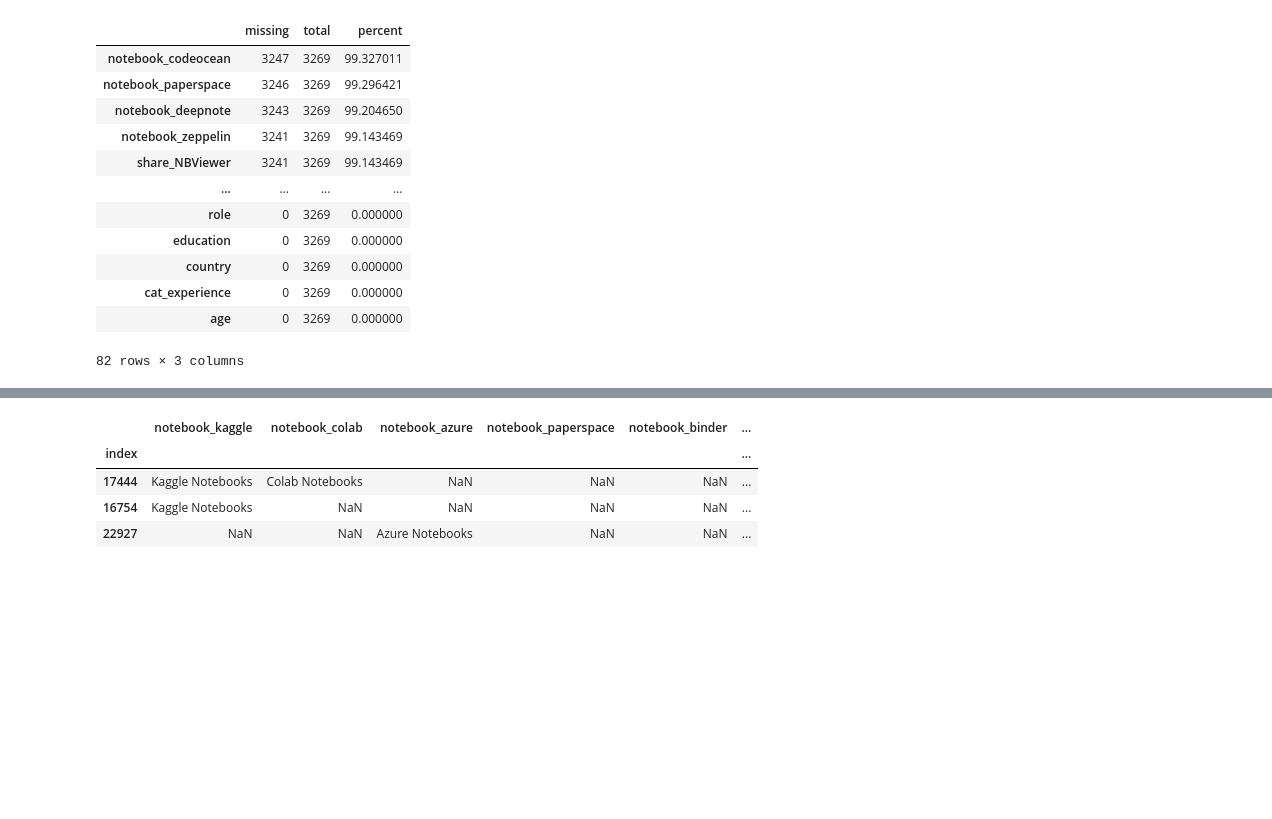
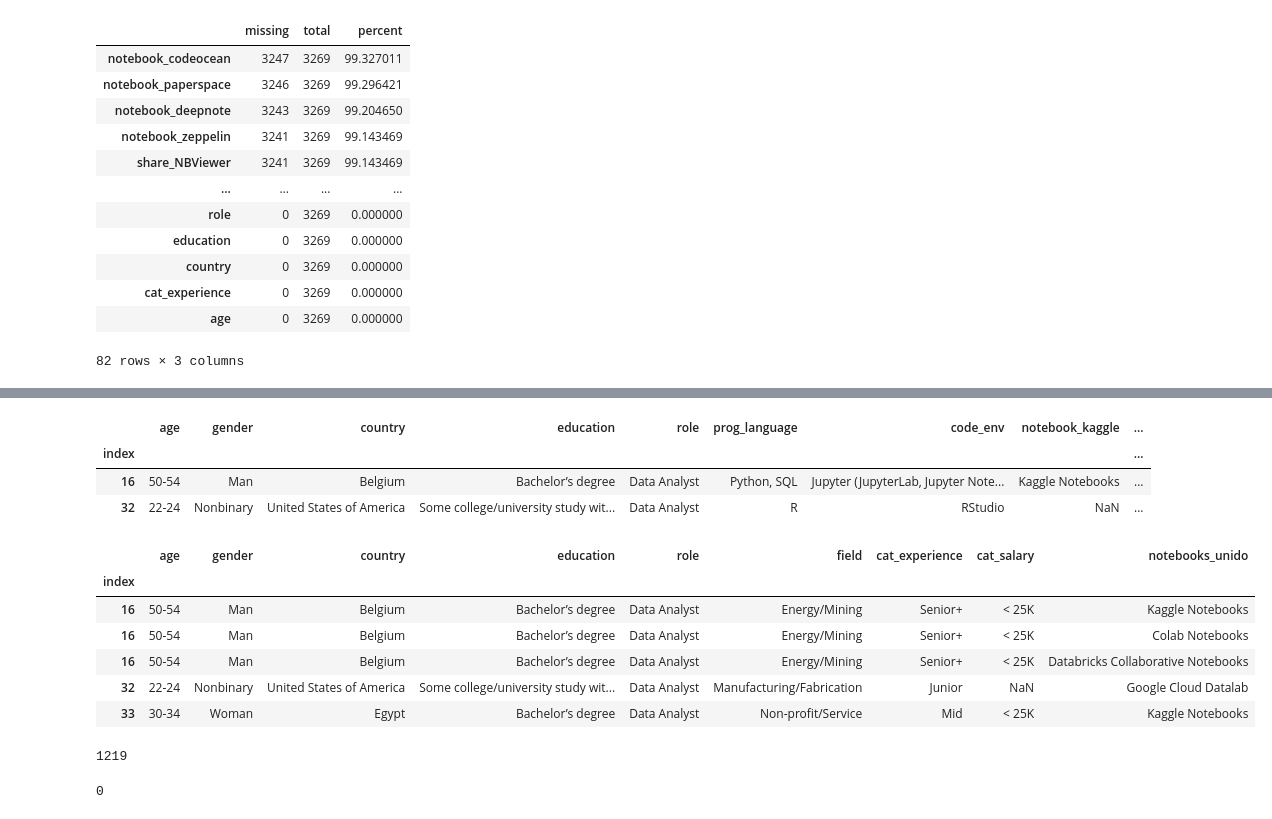
Before and after one commit to anane3373/promoE-modulo2-proyecto-equipo2-NataliaAnaIAnaGAnaS, a Jupyter notebook: 4. situacion_actual.ipynb, the cells around one changed output, grey strips where cells are left out. Cells and saved outputs as stored; diff of their text form; code cells hidden in the pictures; blank space fills up the shorter version.

Commit message:
Actualizando creación de dataframes

```diff
--- a/4. situacion_actual.ipynb
+++ b/4. situacion_actual.ipynb
@@ -110,3 +105,0 @@ df_da.explode(["test"])
-# %%
-df_da["test"] = df_da["prog_language"].str.split(",")
-df_da.explode(["test"])
@@ -130,3 +106,13 @@ df_da.explode(["test"])
+# %%
+#Creamos la función para crear una columna que una las anteriores:
+def unir(col):
+    lista_valores = []
+    for element in col:
+        if str(element) != "nan":
+            lista_valores.append(str(element))
+        else:
+            pass
+    return lista_valores
 # %%
 # creamos una lista con todas las columnas relacionadas a la pregunta notebooks
 
@@ -137,14 +123,3 @@ lista_notebooks = ['notebook_kaggle', 'notebook_colab', 'notebook_azure',
        'notebook_googleclouddatalab', 'notebook_databricks',
        'notebook_zeppelin', 'notebook_deepnote', 'notebook_observable',
        'notebook_OTHER']
-# %%
-# creamos un df sólo para esa pregunta
-
-df_notebooks = df_da[lista_notebooks]
-df_notebooks.sample(3)
-# %% [output]
-|  | notebook_kaggle | notebook_colab | notebook_azure | notebook_paperspace | notebook_binder | ... |
-| index |  |  |  |  |  | ... |
-| 17444 | Kaggle Notebooks | Colab Notebooks | NaN | NaN | NaN | ... |
-| 16754 | Kaggle Notebooks | NaN | NaN | NaN | NaN | ... |
-| 22927 | NaN | NaN | Azure Notebooks | NaN | NaN | ... |
@@ -159,13 +125,0 @@ for col in df_notebooks.columns:
-# %%
-"""
-def unir(valor):
-
-    lista_valores= []
-
-    for col in df_notebooks.columns:
-        if valor != np.nan:
-          lista_valores.append(f"{valor}, ")
-
-    return lista_valores
-
-"""
@@ -173,0 +126,31 @@ def unir(valor):
+# %%
+# aplicamos la función de unir columnas sobre el df completo pero uniendo solo las columnas 'notebooks':
+df_da['notebooks_unido'] = df_da[lista_notebooks].apply(unir, axis=1)
+# %%
+#comprobamos:
+df_da.head(2)
+# %% [output]
+|  | age | gender | country | education | role | prog_language | code_env | notebook_kaggle | ... |
+| index |  |  |  |  |  |  |  |  | ... |
+| 16 | 50-54 | Man | Belgium | Bachelor’s degree | Data Analyst | Python, SQL | Jupyter (JupyterLab, Jupyter Note... | Kaggle Notebooks | ... |
+| 32 | 22-24 | Nonbinary | United States of America | Some college/university study wit... | Data Analyst | R | RStudio | NaN | ... |
+# %%
+# Nos vamos a quedar solo con las columnas sociodemograficas y la nueva creada:
+
+sociodemo_notebooks = df_da[["age","gender", "country", "education", "role", "field", "cat_experience", "cat_salary","notebooks_unido"]]
+df_notebooks = sociodemo_notebooks.explode(["notebooks_unido"])
+df_notebooks.head()
+# %% [output]
+|  | age | gender | country | education | role | field | cat_experience | cat_salary | notebooks_unido |
+| index |  |  |  |  |  |  |  |  |  |
+| 16 | 50-54 | Man | Belgium | Bachelor’s degree | Data Analyst | Energy/Mining | Senior+ | < 25K | Kaggle Notebooks |
+| 16 | 50-54 | Man | Belgium | Bachelor’s degree | Data Analyst | Energy/Mining | Senior+ | < 25K | Colab Notebooks |
+| 16 | 50-54 | Man | Belgium | Bachelor’s degree | Data Analyst | Energy/Mining | Senior+ | < 25K | Databricks Collaborative Notebooks |
+| 32 | 22-24 | Nonbinary | United States of America | Some college/university study wit... | Data Analyst | Manufacturing/Fabrication | Junior | NaN | Google Cloud Datalab |
+| 33 | 30-34 | Woman | Egypt | Bachelor’s degree | Data Analyst | Non-profit/Service | Mid | < 25K | Kaggle Notebooks |
+# %%
+# vamos a comprobar si quedan nulos en esta columna (muestra que no haya usado nunca uno de estos notebooks):
+
+df_notebooks['notebooks_unido'].isnull().sum()
+# %% [output]
+1219
@@ -173,0 +161,4 @@ def unir(valor):
+# %%
+df_notebooks['notebooks_unido'].isnull().sum()
+# %% [output]
+0
```
Also changed, not shown: parts of 38 cells of this notebook, 5 other files.
